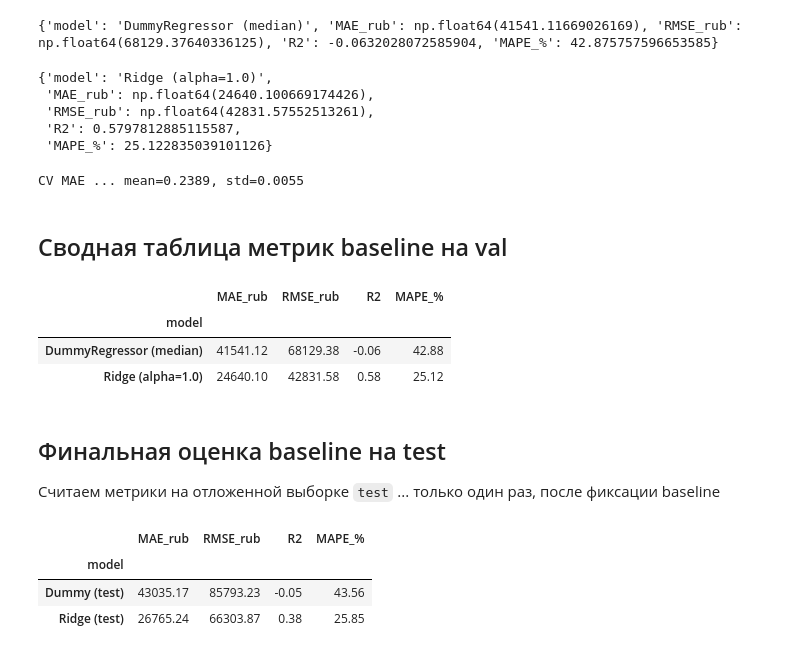
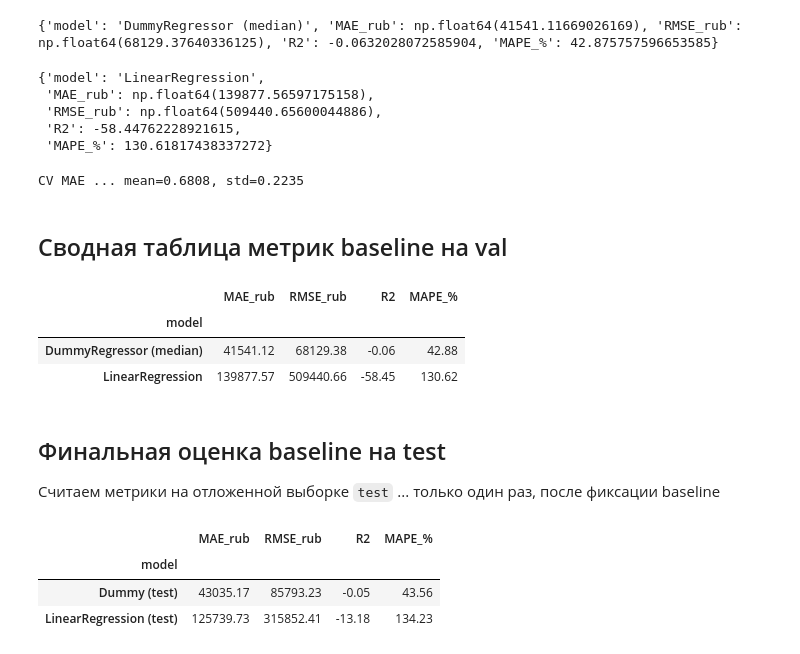
Before and after one commit to hsemlcourse/hseml-group-project-dianochka-l-1, a Jupyter notebook: notebooks/02_baseline.ipynb, the cells around one changed output. Saved outputs shown, nothing was run; the diff lists cells and outputs as text; code cells hidden in the pictures.

```diff
--- a/notebooks/02_baseline.ipynb
+++ b/notebooks/02_baseline.ipynb
@@ -316,7 +313,7 @@ for name, _, cols in transformers:
 Учим на `log1p(salary_mid_rub)`, метрики считаем в рублях через `expm1`
 # %%
 def evaluate(y_true_log, y_pred_log, name=""):
-    """Считает метрики в рублях. На вход log1p-таргет и log1p-предсказания."""
+    """Считает метрики в рублях. На вход log1p-таргет и log1p-предсказания"""
     y_true = np.expm1(y_true_log)
     y_pred = np.expm1(y_pred_log)
     y_pred = np.clip(y_pred, 10_000, None)
@@ -348,25 +345,25 @@ from sklearn.linear_model import Ridge
 # %%
-ridge_pipe = Pipeline(steps=[
+linear_pipe = Pipeline(steps=[
     ("prep", preprocessor),
-    ("model", Ridge(alpha=1.0, random_state=SEED)),
+    ("model", LinearRegression()),
 ])
 
-ridge_pipe.fit(X_train, y_train)
+linear_pipe.fit(X_train, y_train)
 
-ridge_val_pred = ridge_pipe.predict(X_val)
-ridge_metrics = evaluate(y_val, ridge_val_pred, name="Ridge (alpha=1.0)")
-ridge_metrics
+linear_val_pred = linear_pipe.predict(X_val)
+linear_metrics = evaluate(y_val, linear_val_pred, name="LinearRegression")
+linear_metrics
 # %% [output]
-{'model': 'Ridge (alpha=1.0)',
- 'MAE_rub': np.float64(24640.100669174426),
- 'RMSE_rub': np.float64(42831.57552513261),
- 'R2': 0.5797812885115587,
- 'MAPE_%': 25.122835039101126}
+{'model': 'LinearRegression',
+ 'MAE_rub': np.float64(139877.56597175158),
+ 'RMSE_rub': np.float64(509440.65600044886),
+ 'R2': -58.44762228921615,
+ 'MAPE_%': 130.61817438337272}
 # %%
 kf = KFold(n_splits=5, shuffle=True, random_state=SEED)
 
 cv_scores = cross_val_score(
-    ridge_pipe,
+    linear_pipe,
     X_train,
     y_train,
     cv=kf,
@@ -376,36 +373,36 @@ cv_scores = cross_val_score(
 
 print(f"CV MAE ... mean={-cv_scores.mean():.4f}, std={cv_scores.std():.4f}")
 # %% [output]
-CV MAE ... mean=0.2389, std=0.0055
+CV MAE ... mean=0.6808, std=0.2235
 # %% [markdown]
 ## Сводная таблица метрик baseline на val
 # %%
-results_df = pd.DataFrame([dummy_metrics, ridge_metrics]).set_index("model")
+results_df = pd.DataFrame([dummy_metrics, linear_metrics]).set_index("model")
 results_df = results_df.round(2)
 results_df
 # %% [output]
 |  | MAE_rub | RMSE_rub | R2 | MAPE_% |
 | model |  |  |  |  |
 | DummyRegressor (median) | 41541.12 | 68129.38 | -0.06 | 42.88 |
-| Ridge (alpha=1.0) | 24640.10 | 42831.58 | 0.58 | 25.12 |
+| LinearRegression | 139877.57 | 509440.66 | -58.45 | 130.62 |
 # %% [markdown]
 ## Финальная оценка baseline на test
 
 Считаем метрики на отложенной выборке `test` ... только один раз, после фиксации baseline
 # %%
-ridge_test_pred = ridge_pipe.predict(X_test)
-ridge_test_metrics = evaluate(y_test, ridge_test_pred, name="Ridge (test)")
+linear_test_pred = linear_pipe.predict(X_test)
+linear_test_metrics = evaluate(y_test, linear_test_pred, name="LinearRegression (test)")
 
 dummy_test_pred = dummy.predict(X_test)
 dummy_test_metrics = evaluate(y_test, dummy_test_pred, name="Dummy (test)")
 
-test_results = pd.DataFrame([dummy_test_metrics, ridge_test_metrics]).set_index("model").round(2)
+test_results = pd.DataFrame([dummy_test_metrics, linear_test_metrics]).set_index("model").round(2)
 test_results
 # %% [output]
 |  | MAE_rub | RMSE_rub | R2 | MAPE_% |
 | model |  |  |  |  |
 | Dummy (test) | 43035.17 | 85793.23 | -0.05 | 43.56 |
-| Ridge (test) | 26765.24 | 66303.87 | 0.38 | 25.85 |
+| LinearRegression (test) | 125739.73 | 315852.41 | -13.18 | 134.23 |
 # %%
 fig, axes = plt.subplots(1, 2, figsize=(14, 5))
 
```
Also changed, not shown: parts of 6 cells of this notebook, 11 other files.
